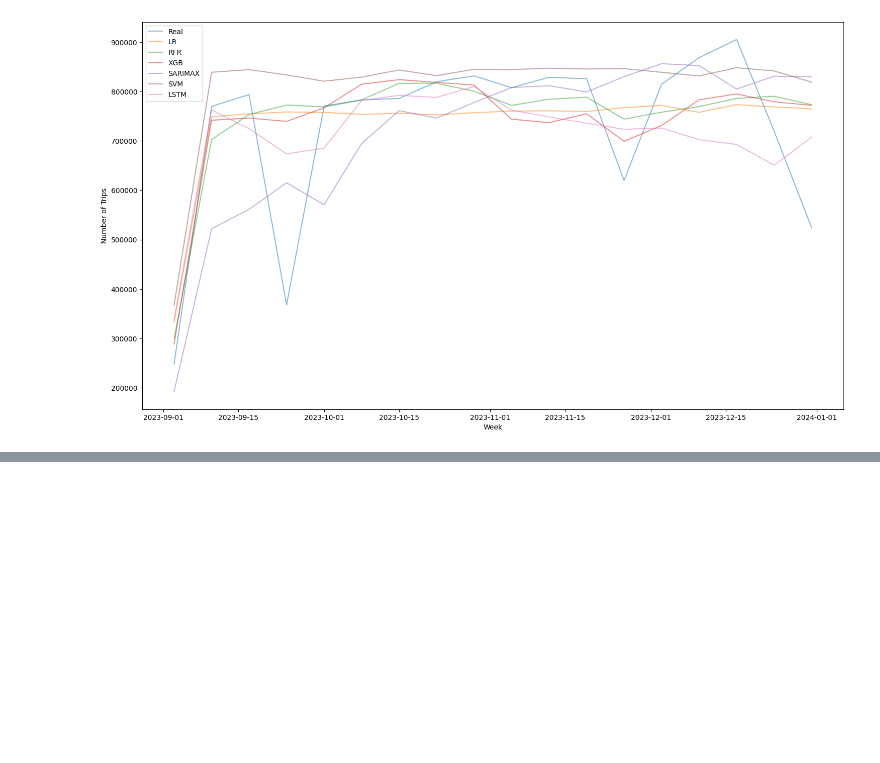
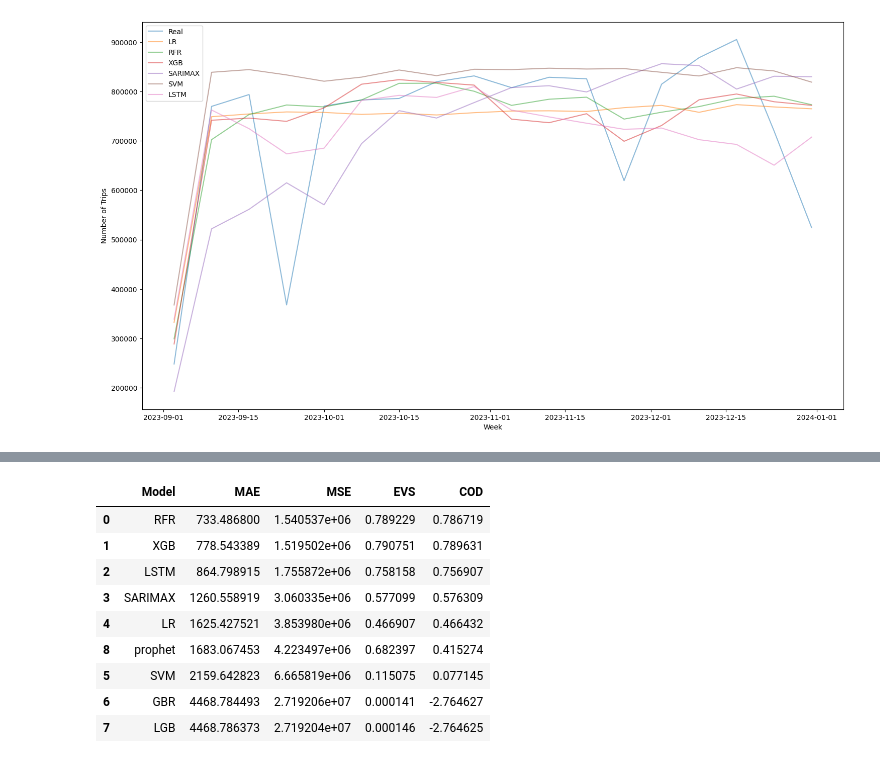
Before and after one commit to Mark-Rozenberg/Yellow-Taxi-Climate, a Jupyter notebook: Forecasting.ipynb, the cells around one changed output, grey strips where cells are left out. Cells and saved outputs as stored; diff of their text form; code cells hidden in the pictures; blank space fills up the shorter version.

Commit message:
modified:   Forecasting.ipynb 	modified:   requirements.txt

```diff
--- a/Forecasting.ipynb
+++ b/Forecasting.ipynb
@@ -248,0 +293,29 @@ plt.show()
+# %%
+Compare_Table = Compare_Table[~Compare_Table['Model'].isin(['GBR', 'LGB', 'prophet'])]
+# %%
+# calculate prediction metrics
+ModList = ['GBR','LGB','prophet']
+ForecList = [forec_Mod7, forec_Mod8, forec_Mod9]
+for x in range(0,3):
+    mod = ForecList[x]
+    ModDesc = ModList[x]
+    new_row = pd.DataFrame({'Model': [ModDesc],
+                            'MAE': [mean_absolute_error(y_test, mod)],
+                            'MSE': [mean_squared_error(y_test, mod)],
+                            'EVS': [explained_variance_score(y_test, mod)],
+                            'COD': [r2_score(y_test, mod)]})
+    Compare_Table = pd.concat([Compare_Table, new_row], ignore_index=True)
+# %%
+Compare_Table = Compare_Table.sort_values(by='MAE', ascending=True)
+Compare_Table
+# %% [output]
+|  | Model | MAE | MSE | EVS | COD |
+| 0 | RFR | 733.486800 | 1.540537e+06 | 0.789229 | 0.786719 |
+| 1 | XGB | 778.543389 | 1.519502e+06 | 0.790751 | 0.789631 |
+| 2 | LSTM | 864.798915 | 1.755872e+06 | 0.758158 | 0.756907 |
+| 3 | SARIMAX | 1260.558919 | 3.060335e+06 | 0.577099 | 0.576309 |
+| 4 | LR | 1625.427521 | 3.853980e+06 | 0.466907 | 0.466432 |
+| 8 | prophet | 1683.067453 | 4.223497e+06 | 0.682397 | 0.415274 |
+| 5 | SVM | 2159.642823 | 6.665819e+06 | 0.115075 | 0.077145 |
+| 6 | GBR | 4468.784493 | 2.719206e+07 | 0.000141 | -2.764627 |
+| 7 | LGB | 4468.786373 | 2.719204e+07 | 0.000146 | -2.764625 |
```
Also changed, not shown: parts of 2 cells of this notebook, 1 other file.
